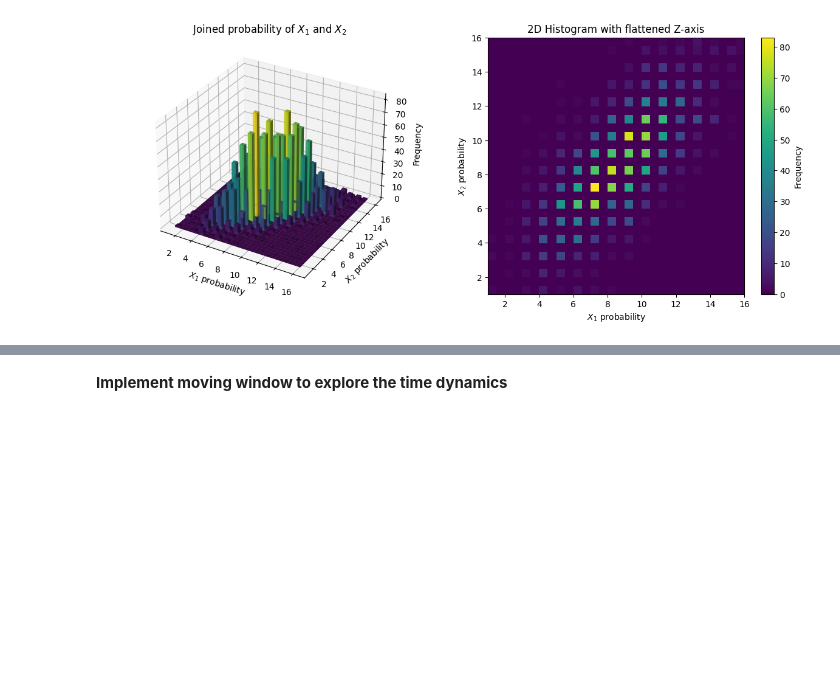
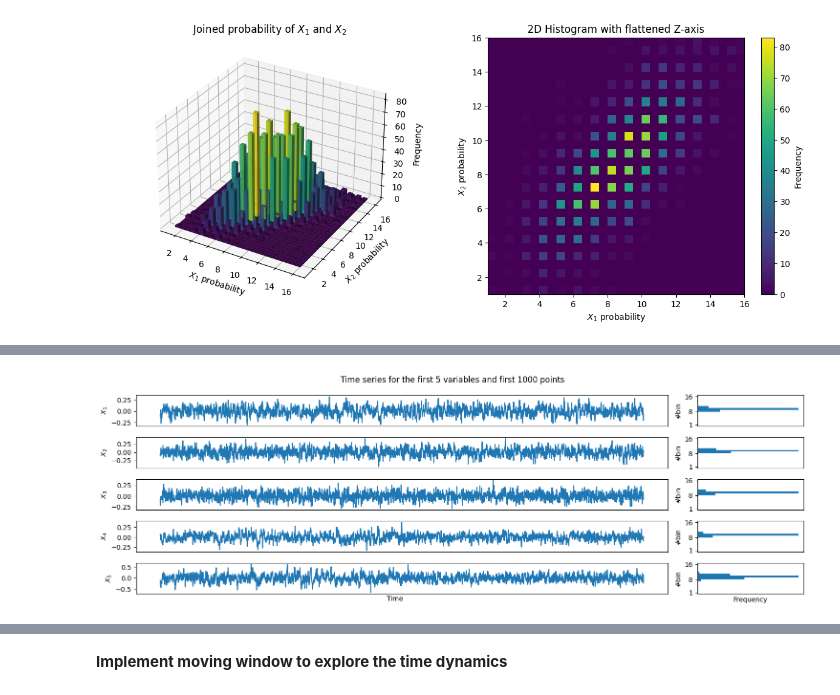
Before and after one commit to cyrilrommens/Free_energy_of_simplicial_complexes, a Jupyter notebook: Week_18.ipynb, the cells around one changed output, grey strips where cells are left out. Drawn from its saved outputs; the diff is of its cells as text; code cells hidden in the pictures; blank space fills up the shorter version.

Commit message:
Compare fixed bin edges

```diff
--- a/Week_18.ipynb
+++ b/Week_18.ipynb
@@ -219,0 +224,19 @@ plt.show()
+# %%
+# Initialize an empty DataFrame to hold discretized values
+discretized_time_series = pd.DataFrame()
+max_BOLD = df.max().max()
+min_BOLD = df.min().min()
+desired_number_of_bins = 16
+stepsize = (max_BOLD-min_BOLD)/desired_number_of_bins
+bin_edges = np.arange(min_BOLD, max_BOLD, stepsize)
+
+# Iterate over each column of 'df'
+for col in df.columns:
+    data = df[col].tolist()
+    bin_numbers = np.digitize(data, bin_edges)
+
+    # Create a DataFrame with the current column's discretized values
+    col_df = pd.DataFrame({col: bin_numbers}, index=df.index)
+
+    # Concatenate the new DataFrame along the columns axis
+    discretized_time_series = pd.concat([discretized_time_series, col_df], axis=1)
@@ -219,0 +259,36 @@ plt.show()
+# %%
+# Example DataFrame creation for demonstration
+df = df.T
+
+# Determine the number of subplots to create
+num_subplots = min(len(df.columns), 5)
+
+# Plotting
+fig, axes = plt.subplots(nrows=num_subplots, ncols=2, figsize=(15, 5),
+                         gridspec_kw={'width_ratios': [5, 1]})  # Adjust width ratios
+
+# Plot each variable on its subplot and histogram next to it
+for i, col in enumerate(df.columns[:num_subplots]):  # Limit to num_subplots
+    # Plot time series
+    axes[i, 0].plot(df.index, df[col])
+    axes[i, 0].set_ylabel(f'$X_{col+1}$')
+    axes[i, 0].set_xticks([])  # Remove x-axis ticks
+
+    # Plot histogram
+    axes[i, 1].hist(discretized_time_series.T[col], bins=np.arange(0, 16, 1), orientation='horizontal')
+    axes[i, 1].set_ylabel('#bin')
+    axes[i, 1].set_yticks([0,7,15])
+    axes[i, 1].set_yticklabels(['1','8','16'])
+    axes[i, 1].set_xticks([])
+    #axes[i, 1].set_yticks([])
+
+# Adjust layout
+plt.suptitle('Time series for the first 5 variables and first 1000 points')
+plt.xlabel('Frequency')
+fig.text(0.42, 0.04, 'Time', ha='center')
+plt.tight_layout()
+
+# Display plot
+plt.show()
+# %% [output]
+[figure, added]
```
Also changed, not shown: parts of 7 cells of this notebook, 2 other files.
